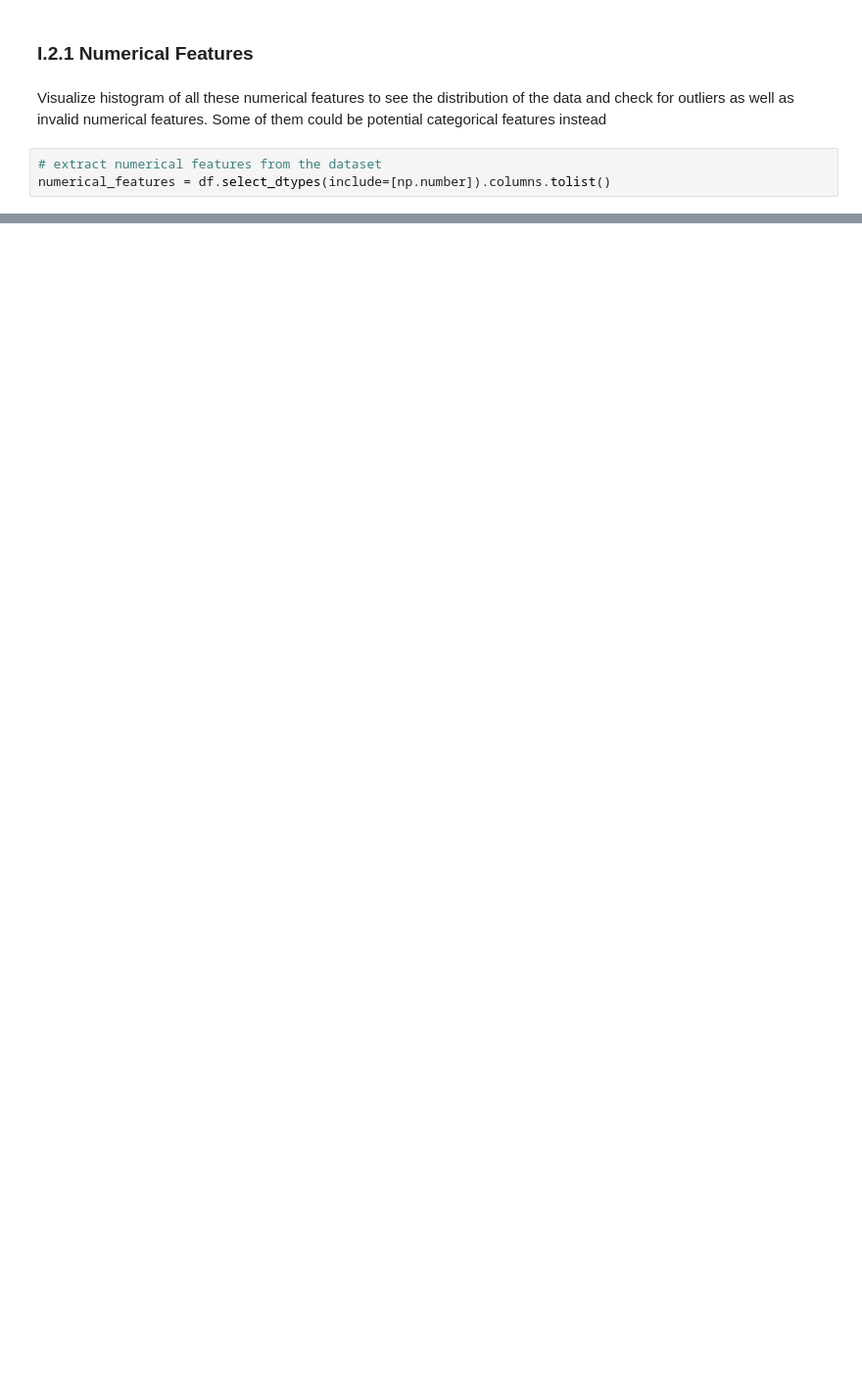
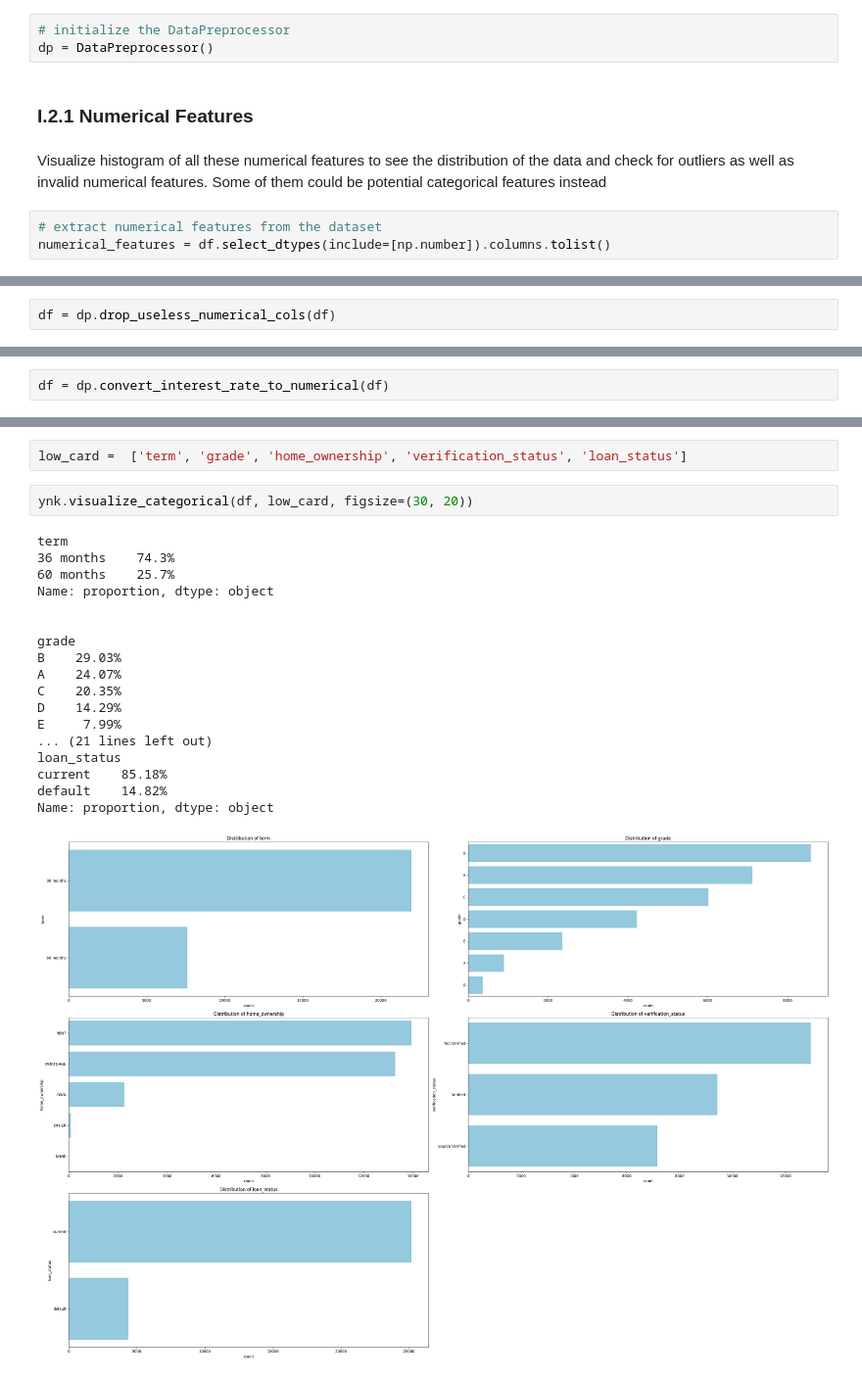
Before and after one commit to namtran6701/Default-Prediction, a Jupyter notebook: NamTran_notebook.ipynb, the cells around one changed output, grey strips where cells are left out. Shown at 98% size. Cells and saved outputs as stored; diff of their text form; blank space fills up the shorter version.

Commit message:
categorical features analysis

```diff
--- a/NamTran_notebook.ipynb
+++ b/NamTran_notebook.ipynb
@@ -150,6 +155,9 @@ dtype: float64
 These faetures are a bit complicated, and require careful handling. Thus, we will take care of them in **feature engineering**
 # %% [markdown]
 ## I.2 Univariate Analysis
+# %%
+# initialize the DataPreprocessor
+dp = DataPreprocessor()
 # %% [markdown]
 ### I.2.1 Numerical Features
 # %% [markdown]
@@ -163,0 +182,2 @@ analyze_numerical(df, numerical_features)
+# %%
+df = dp.drop_useless_numerical_cols(df)
@@ -163,0 +186,2 @@ analyze_numerical(df, numerical_features)
+# %%
+df = dp.convert_interest_rate_to_numerical(df)
@@ -163,0 +220,23 @@ analyze_numerical(df, numerical_features)
+# %%
+low_card =  ['term', 'grade', 'home_ownership', 'verification_status', 'loan_status']
+# %%
+ynk.visualize_categorical(df, low_card, figsize=(30, 20))
+# %% [output]
+term
+36 months    74.3%
+60 months    25.7%
+Name: proportion, dtype: object
+
+
+grade
+B    29.03%
+A    24.07%
+C    20.35%
+D    14.29%
+E     7.99%
+... (21 lines left out)
+loan_status
+current    85.18%
+default    14.82%
+Name: proportion, dtype: object
+[figure, added]
```
Also changed, not shown: parts of 33 cells of this notebook, 2 other files.
